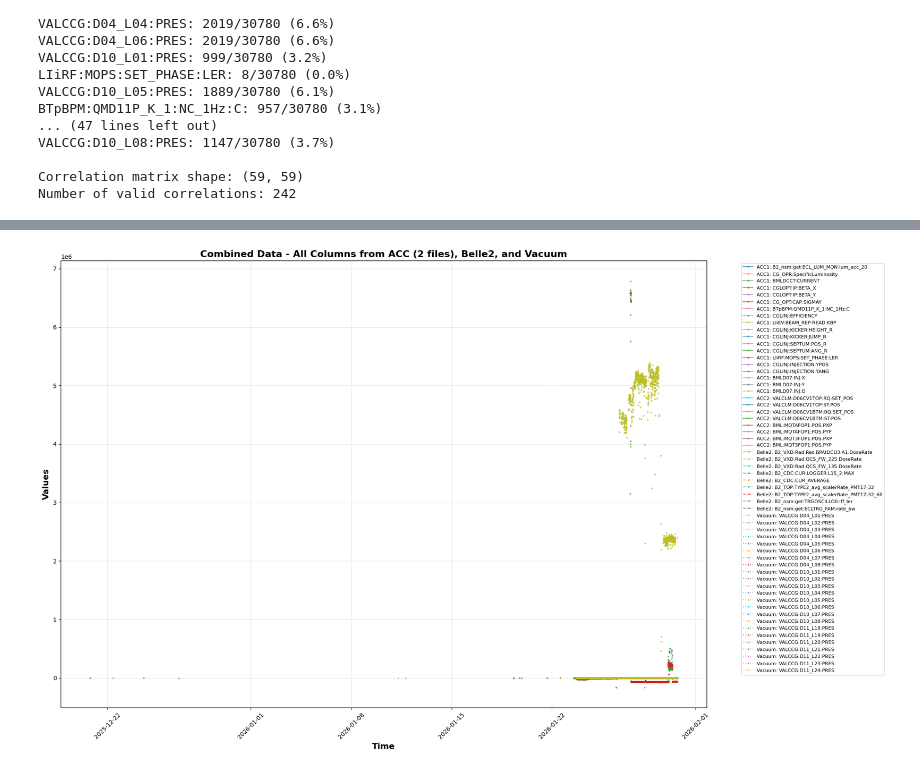
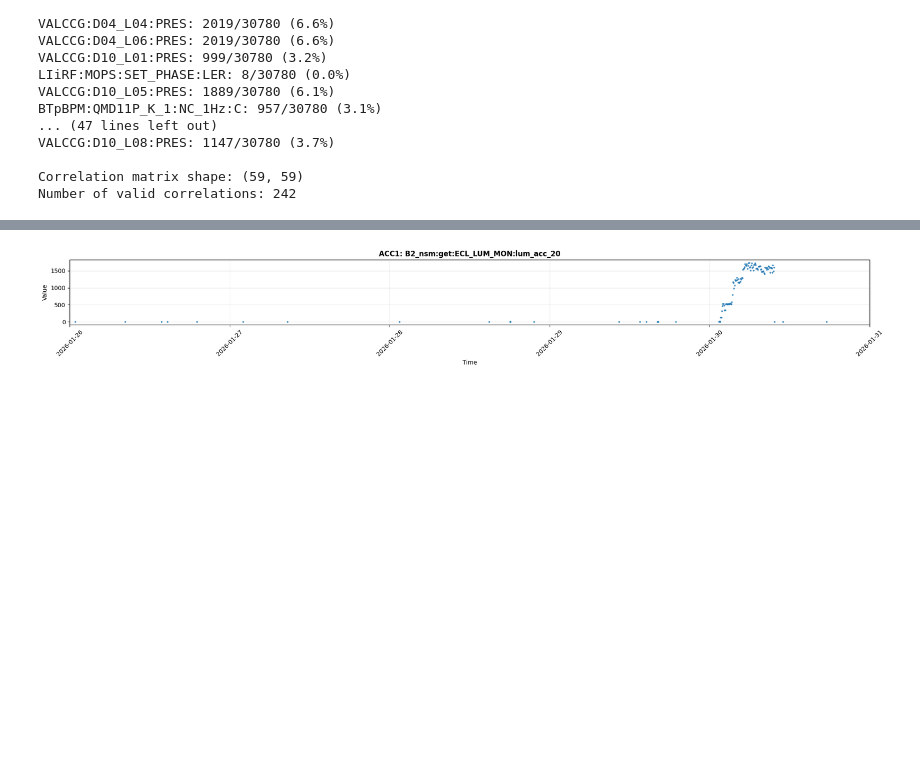
Before and after one commit to xylulu/SBL_code, a Jupyter notebook: multi_plot.ipynb, the cells around one changed output, grey strips where cells are left out. Cells and saved outputs as stored; diff of their text form; code cells hidden in the pictures; blank space fills up the shorter version.

```diff
--- a/multi_plot.ipynb
+++ b/multi_plot.ipynb
@@ -1,3 +1,7 @@
+# %%
+# Date range filter - just for plotting
+START_DATE = '2026-01-26'  # Format: 'YYYY-MM-DD'
+END_DATE = '2026-01-30'    # Format: 'YYYY-MM-DD'
 # %%
 import pandas as pd
 import matplotlib.pyplot as plt
@@ -293,17 +251,18 @@ Top 20 Strongest Correlations (positive and negative):
 fig, ax = plt.subplots(figsize=(16, 8))
 
 # Get all numeric columns (exclude Timestamp)
-acc_numeric_cols = acc_df.select_dtypes(include=[np.number]).columns.tolist()
+acc_numeric_cols = acc_df1.select_dtypes(include=[np.number]).columns.tolist()
 
 # Plot each column
 for col in acc_numeric_cols:
-    ax.plot(acc_df['Timestamp'], acc_df[col], label=col, marker='o', markersize=3, alpha=0.7)
+    ax.plot(acc_df1['Timestamp'], acc_df1[col], label=col, marker='o', markersize=3, alpha=0.7)
 
 ax.set_xlabel('Time', fontsize=12)
 ax.set_ylabel('Values', fontsize=12)
 ax.set_title('ACC Data - All Columns', fontsize=14, fontweight='bold')
 ax.legend(bbox_to_anchor=(1.05, 1), loc='upper left', fontsize=8)
 ax.grid(True, alpha=0.3)
+ax.set_xlim(pd.Timestamp(START_DATE), pd.Timestamp(END_DATE) + pd.Timedelta(days=1))
 plt.xticks(rotation=45)
 plt.tight_layout()
 plt.show()
@@ -339,36 +323,65 @@ Plotted 9 columns from Belle2 data
 # %%
-# Combined plot - All data from all 4 files together
-fig, ax = plt.subplots(figsize=(20, 12))
+# Individual plots - One plot per column, wide and short
+import matplotlib.dates as mdates
+
+print("Creating individual plots for each column...")
 
 # Plot ACC file 1 data
 for col in acc1_numeric_cols:
-    ax.plot(acc_df1['Timestamp'], acc_df1[col], label=f'ACC1: {col}', marker='o', markersize=2, alpha=0.6, linestyle='-')
+    fig, ax = plt.subplots(figsize=(20, 2))
+    ax.plot(acc_df1['Timestamp'], acc_df1[col], marker='o', markersize=2, alpha=0.7, linestyle='-', label=f'ACC1: {col}')
+    ax.set_ylabel('Value', fontsize=9)
+    ax.legend(loc='upper left', fontsize=9)
+    ax.grid(True, alpha=0.3)
+    ax.set_xlim(pd.Timestamp(START_DATE), pd.Timestamp(END_DATE) + pd.Timedelta(days=1))
+    ax.xaxis.set_major_formatter(mdates.DateFormatter('%m-%d %H:%M'))
+    plt.xticks(rotation=45, fontsize=8)
+    plt.tight_layout(pad=0.5)
+    plt.show()
 
 # Plot ACC file 2 data
 for col in acc2_numeric_cols:
-    ax.plot(acc_df2['Timestamp'], acc_df2[col], label=f'ACC2: {col}', marker='v', markersize=2, alpha=0.6, linestyle='-')
+    fig, ax = plt.subplots(figsize=(20, 2))
+    ax.plot(acc_df2['Timestamp'], acc_df2[col], marker='v', markersize=2, alpha=0.7, linestyle='-', label=f'ACC2: {col}')
+    ax.set_ylabel('Value', fontsize=9)
+    ax.legend(loc='upper left', fontsize=9)
+    ax.grid(True, alpha=0.3)
+    ax.set_xlim(pd.Timestamp(START_DATE), pd.Timestamp(END_DATE) + pd.Timedelta(days=1))
+    ax.xaxis.set_major_formatter(mdates.DateFormatter('%m-%d %H:%M'))
+    plt.xticks(rotation=45, fontsize=8)
+    plt.tight_layout(pad=0.5)
+    plt.show()
 
 # Plot Belle2 data
 for col in belle2_numeric_cols:
-    ax.plot(belle2_df['Timestamp'], belle2_df[col], label=f'Belle2: {col}', marker='s', markersize=2, alpha=0.6, linestyle='--')
+    fig, ax = plt.subplots(figsize=(20, 2))
+    ax.plot(belle2_df['Timestamp'], belle2_df[col], marker='s', markersize=2, alpha=0.7, linestyle='-', label=f'Belle2: {col}')
+    ax.set_ylabel('Value', fontsize=9)
+    ax.legend(loc='upper left', fontsize=9)
+    ax.grid(True, alpha=0.3)
+    ax.set_xlim(pd.Timestamp(START_DATE), pd.Timestamp(END_DATE) + pd.Timedelta(days=1))
+    ax.xaxis.set_major_formatter(mdates.DateFormatter('%m-%d %H:%M'))
+    plt.xticks(rotation=45, fontsize=8)
+    plt.tight_layout(pad=0.5)
+    plt.show()
 
 # Plot Vacuum data
 for col in vacuum_numeric_cols:
-    ax.plot(vacuum_df['Timestamp'], vacuum_df[col], label=f'Vacuum: {col}', marker='^', markersize=2, alpha=0.6, linestyle=':')
-
-ax.set_xlabel('Time', fontsize=14, fontweight='bold')
-ax.set_ylabel('Values', fontsize=14, fontweight='bold')
-ax.set_title('Combined Data - All Columns from ACC (2 files), Belle2, and Vacuum', fontsize=16, fontweight='bold')
-ax.legend(bbox_to_anchor=(1.05, 1), loc='upper left', fontsize=8)
-ax.grid(True, alpha=0.3)
-plt.xticks(rotation=45)
-plt.tight_layout()
-plt.show()
+    fig, ax = plt.subplots(figsize=(20, 2))
+    ax.plot(vacuum_df['Timestamp'], vacuum_df[col], marker='^', markersize=2, alpha=0.7, linestyle='-', label=f'Vacuum: {col}')
+    ax.set_ylabel('Value', fontsize=9)
+    ax.legend(loc='upper left', fontsize=9)
+    ax.grid(True, alpha=0.3)
+    ax.set_xlim(pd.Timestamp(START_DATE), pd.Timestamp(END_DATE) + pd.Timedelta(days=1))
+    ax.xaxis.set_major_formatter(mdates.DateFormatter('%m-%d %H:%M'))
+    plt.xticks(rotation=45, fontsize=8)
+    plt.tight_layout(pad=0.5)
+    plt.show()
 
 total_cols = len(acc1_numeric_cols) + len(acc2_numeric_cols) + len(belle2_numeric_cols) + len(vacuum_numeric_cols)
-print(f"Combined plot with {total_cols} total columns:")
-print(f"  - ACC file 1: {len(acc1_numeric_cols)} columns")
-print(f"  - ACC file 2: {len(acc2_numeric_cols)} columns")
-print(f"  - Belle2: {len(belle2_numeric_cols)} columns")
-print(f"  - Vacuum: {len(vacuum_numeric_cols)} columns")
+print(f"\nCreated {total_cols} individual plots:")
+print(f"  - ACC file 1: {len(acc1_numeric_cols)} plots")
+print(f"  - ACC file 2: {len(acc2_numeric_cols)} plots")
+print(f"  - Belle2: {len(belle2_numeric_cols)} plots")
+print(f"  - Vacuum: {len(vacuum_numeric_cols)} plots")
 # %% [output]
@@ -375 +389 @@ print(f"  - Vacuum: {len(vacuum_numeric_cols)} columns")
-[figure, old version]
+[figure, new version]
```
Also changed, not shown: parts of 8 cells of this notebook.
